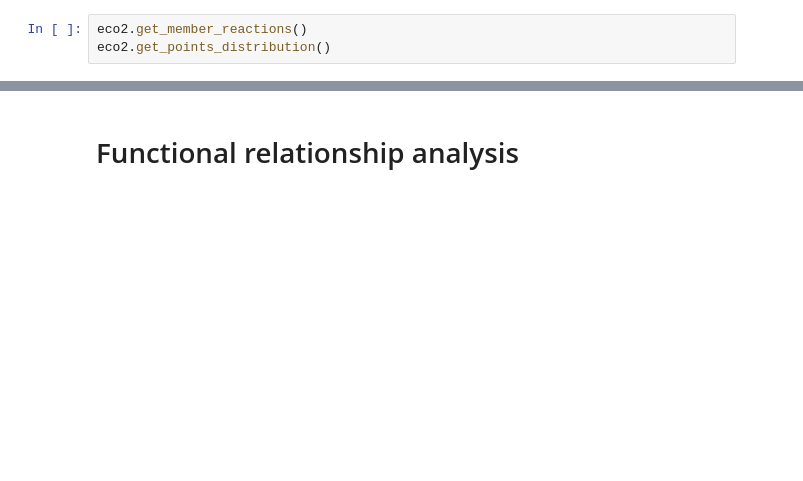
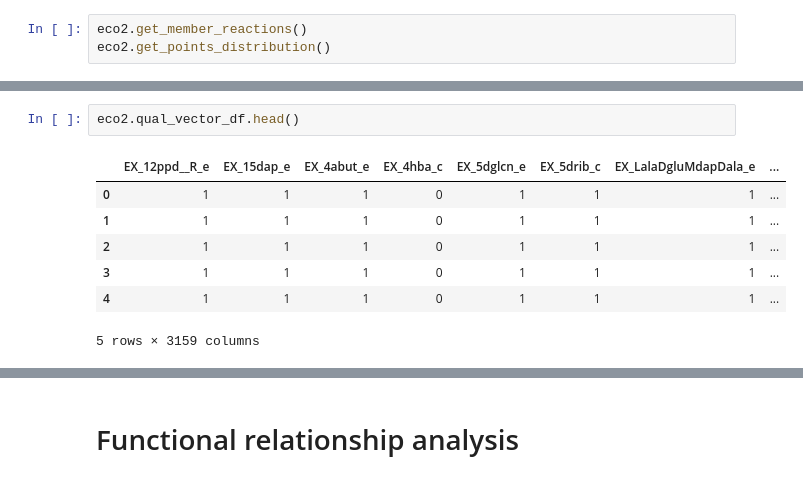
Before and after one commit to mathomics/ecosystem, a Jupyter notebook: sup_coli_synthetic_com.ipynb, the cells around one changed output, grey strips where cells are left out. Drawn from its saved outputs; the diff is of its cells as text; blank space fills up the shorter version.

```diff
--- a/sup_coli_synthetic_com.ipynb
+++ b/sup_coli_synthetic_com.ipynb
@@ -335,0 +382,10 @@ case
+# %%
+eco2.qual_vector_df.head()
+# %% [output]
+|  | EX_12ppd__R_e | EX_15dap_e | EX_4abut_e | EX_4hba_c | EX_5dglcn_e | EX_5drib_c | EX_LalaDgluMdapDala_e | ... |
+| 0 | 1 | 1 | 1 | 0 | 1 | 1 | 1 | ... |
+| 1 | 1 | 1 | 1 | 0 | 1 | 1 | 1 | ... |
+| 2 | 1 | 1 | 1 | 0 | 1 | 1 | 1 | ... |
+| 3 | 1 | 1 | 1 | 0 | 1 | 1 | 1 | ... |
+| 4 | 1 | 1 | 1 | 0 | 1 | 1 | 1 | ... |
+5 rows × 3159 columns
```
Also changed, not shown: parts of 36 cells of this notebook, 1 other file.
